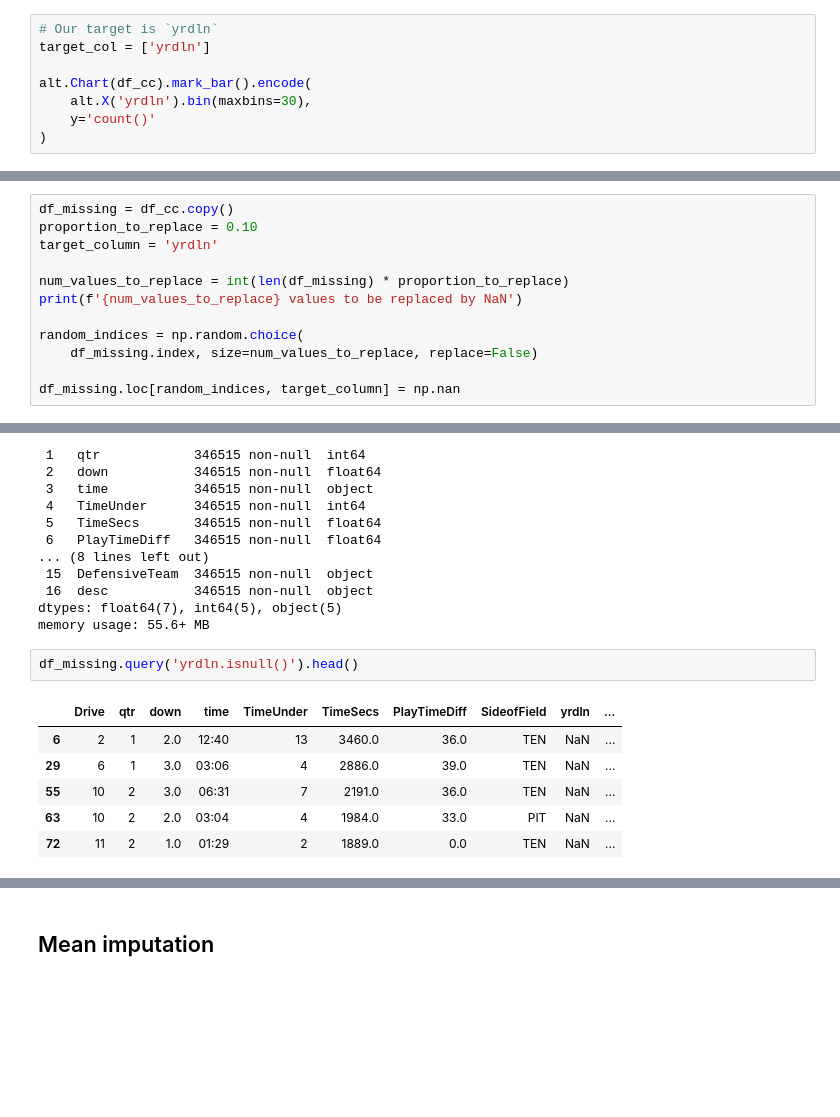
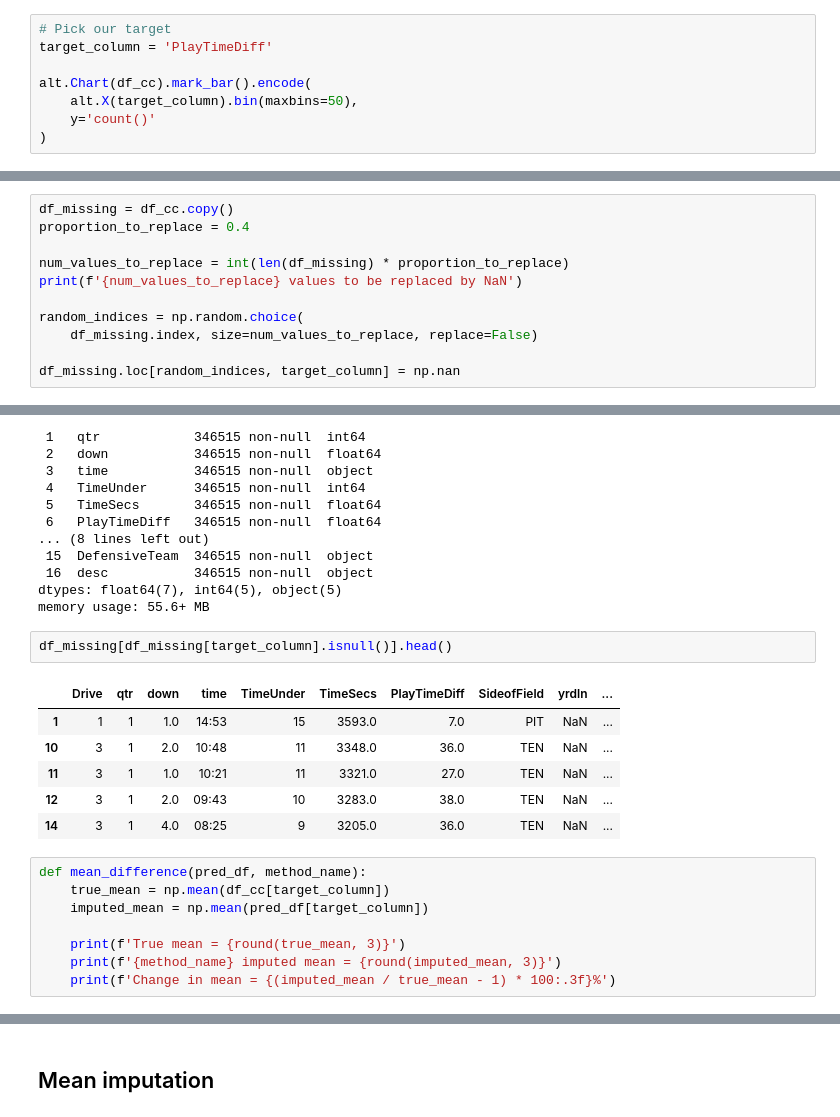
Before and after one commit to fohy24/missing-value-imputation, a Jupyter notebook: analysis.ipynb, the cells around one changed output, grey strips where cells are left out. Drawn from its saved outputs; the diff is of its cells as text; blank space fills up the shorter version.

```diff
--- a/analysis.ipynb
+++ b/analysis.ipynb
@@ -140,9 +140,9 @@ df_cc.corr(numeric_only=True)[['yrdln']].style.background_gradient()
 # %%
-# Our target is `yrdln`
-target_col = ['yrdln']
+# Pick our target
+target_column = 'PlayTimeDiff'
 
 alt.Chart(df_cc).mark_bar().encode(
-    alt.X('yrdln').bin(maxbins=30),
+    alt.X(target_column).bin(maxbins=50),
     y='count()'
 )
 # %% [output]
@@ -151,8 +151,7 @@ alt.Chart(df_cc).mark_bar().encode(
 ## MCAR
 # %%
 df_missing = df_cc.copy()
-proportion_to_replace = 0.10
-target_column = 'yrdln'
+proportion_to_replace = 0.4
 
 num_values_to_replace = int(len(df_missing) * proportion_to_replace)
 print(f'{num_values_to_replace} values to be replaced by NaN')
@@ -184,11 +183,19 @@ Data columns (total 17 columns):
 dtypes: float64(7), int64(5), object(5)
 memory usage: 55.6+ MB
 # %%
-df_missing.query('yrdln.isnull()').head()
+df_missing[df_missing[target_column].isnull()].head()
 # %% [output]
 |  | Drive | qtr | down | time | TimeUnder | TimeSecs | PlayTimeDiff | SideofField | yrdln | ... |
-| 6 | 2 | 1 | 2.0 | 12:40 | 13 | 3460.0 | 36.0 | TEN | NaN | ... |
-| 29 | 6 | 1 | 3.0 | 03:06 | 4 | 2886.0 | 39.0 | TEN | NaN | ... |
-| 55 | 10 | 2 | 3.0 | 06:31 | 7 | 2191.0 | 36.0 | TEN | NaN | ... |
-| 63 | 10 | 2 | 2.0 | 03:04 | 4 | 1984.0 | 33.0 | PIT | NaN | ... |
-| 72 | 11 | 2 | 1.0 | 01:29 | 2 | 1889.0 | 0.0 | TEN | NaN | ... |
+| 1 | 1 | 1 | 1.0 | 14:53 | 15 | 3593.0 | 7.0 | PIT | NaN | ... |
+| 10 | 3 | 1 | 2.0 | 10:48 | 11 | 3348.0 | 36.0 | TEN | NaN | ... |
+| 11 | 3 | 1 | 1.0 | 10:21 | 11 | 3321.0 | 27.0 | TEN | NaN | ... |
+| 12 | 3 | 1 | 2.0 | 09:43 | 10 | 3283.0 | 38.0 | TEN | NaN | ... |
+| 14 | 3 | 1 | 4.0 | 08:25 | 9 | 3205.0 | 36.0 | TEN | NaN | ... |
+# %%
+def mean_difference(pred_df, method_name):
+    true_mean = np.mean(df_cc[target_column])
+    imputed_mean = np.mean(pred_df[target_column])
+
+    print(f'True mean = {round(true_mean, 3)}')
+    print(f'{method_name} imputed mean = {round(imputed_mean, 3)}')
+    print(f'Change in mean = {(imputed_mean / true_mean - 1) * 100:.3f}%')
```
Also changed, not shown: parts of 45 cells of this notebook.
